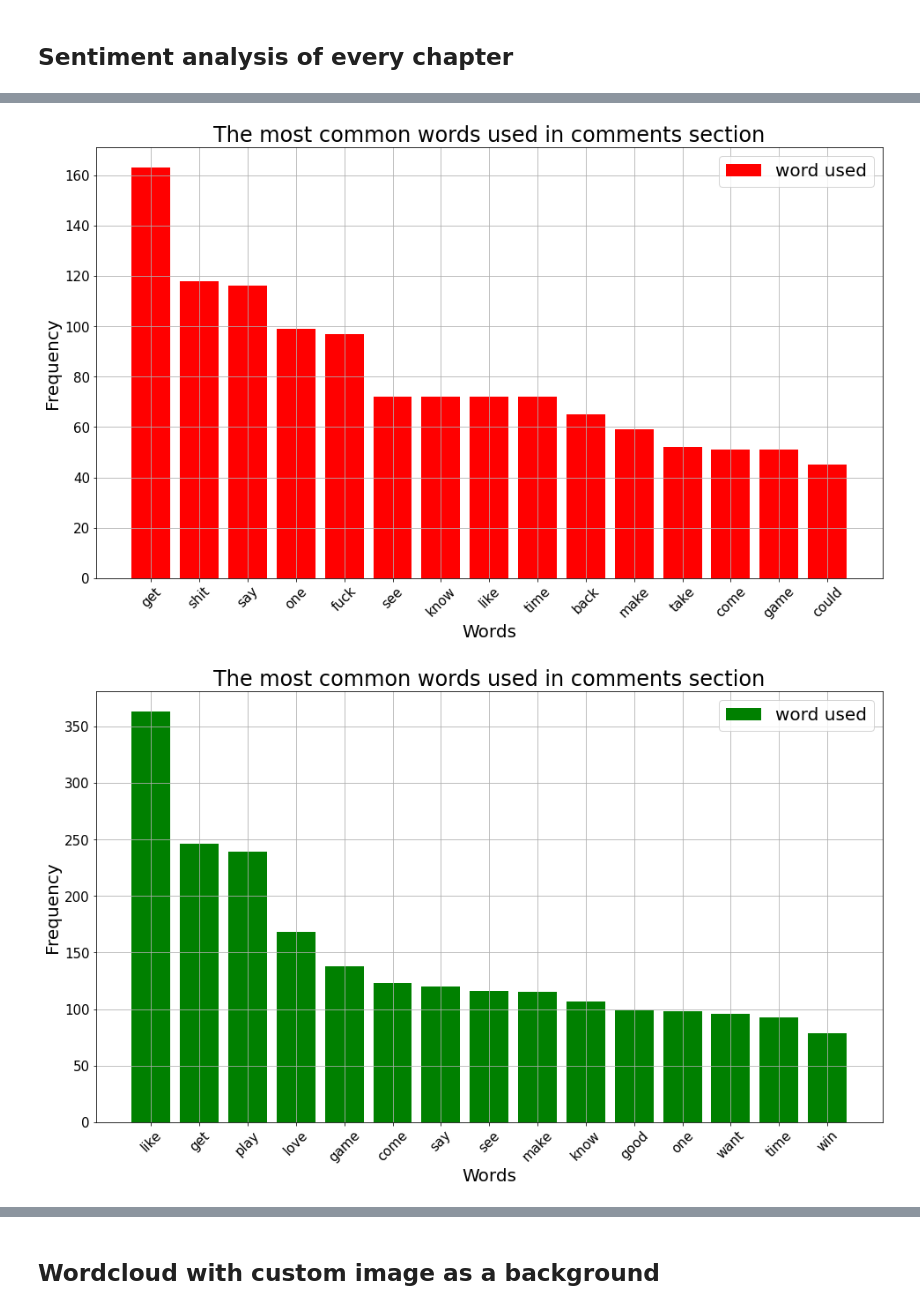
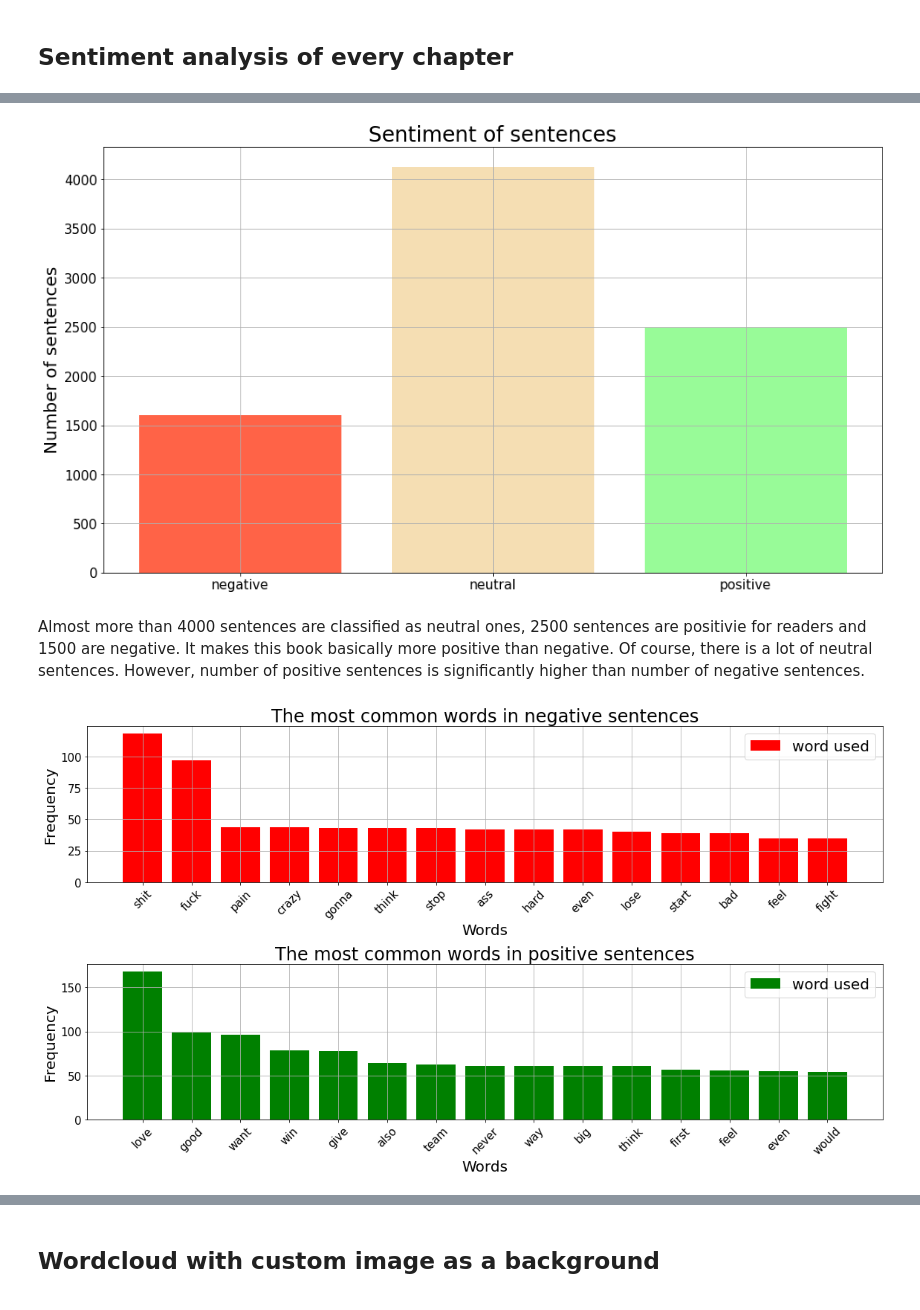
Before and after one commit to dpalatynski/DataAnalysis, a Jupyter notebook: book-analysis/book-analysis.ipynb, the cells around one changed output, grey strips where cells are left out. Saved outputs shown, nothing was run; the diff lists cells and outputs as text; code cells hidden in the pictures.

```diff
--- a/book-analysis/book-analysis.ipynb
+++ b/book-analysis/book-analysis.ipynb
@@ -437,8 +480,0 @@ plt.hist(occurrences)
-# %%
-occurrences = []
-for chapter in chapters:
-    occurrence = 0
-    for word in biography_words:
-        occurrence += chapter.count(word)
-
-    occurrences.append(occurrence)
@@ -460,9 +515,4 @@ def find_basketball_players(text, basketball_players):
             found.append(player)
 
     return None if len(found) <= 1 else found
-# %%
-df = pd.DataFrame(pages, columns={'Pages'})
-df['Basketball Players'] = df.apply(lambda row: find_basketball_players(row.Pages, basketball_players), axis=1)
-#df = df.explode('Basketball Players')
-df = df[~df['Basketball Players'].isnull()]
 # %%
@@ -538 +599,3 @@ df['Words'] = df.apply(lambda row: finding_words(row.Sentence), axis=1)
+# %%
+df = create_dataframe_with_sentiment(chapters)
 # %%
@@ -552,3 +650,13 @@ plt.bar(['negative', 'positive', 'neutal'], [negative, positive, neutral])
+# %%
+plt.figure(figsize=(16, 9))
+plt.bar(['negative', 'neutral', 'positive'], [negative, neutral, positive], color=['tomato', 'wheat', 'palegreen'])
+plt.ylabel('Number of sentences', fontsize=20)
+plt.title('Sentiment of sentences', fontsize=24)
+plt.grid()
+# %% [output]
+[figure, added]
+# %% [markdown]
+Almost more than 4000 sentences are classified as neutral ones, 2500 sentences are positivie for readers and 1500 are negative. It makes this book basically more positive than negative. Of course, there is a lot of neutral sentences. However, number of positive sentences is significantly higher than number of negative sentences.
 # %%
 negative_words = list(df[df['Sentiment'] < -0.05]['Words'])
 positive_words = list(df[df['Sentiment'] > 0.05]['Words'])
@@ -555,28 +666,39 @@ positive_words = list(df[df['Sentiment'] > 0.05]['Words'])
 # %%
-negative_words = [word for negative_word in negative_words for word in negative_word]
-positive_words = [word for positive_word in positive_words for word in positive_word]
+neg = []
+for negative_word in negative_words:
+    if negative_word not in common_words:
+        neg.append(negative_word)
+
+negative_words = neg[:]
+
+pos = []
+for positive_word in positive_words:
+    if positive_word not in common_words:
+        pos.append(positive_word)
+
+positive_words = pos[:]
 # %%
-words, occurrences = find_the_most_common_words(negative_words, limit=15)
+plt.figure(figsize=(16, 9))
+plt.subplot(2, 1, 1)
+words, occurrences = find_the_most_common_words(neg, limit=15)
 
-plt.figure(figsize=(16, 9))
-plt.title('The most common words used in comments section', fontsize=24)
+plt.title('The most common words in negative sentences', fontsize=24)
 plt.xlabel('Words', fontsize=20)
 plt.ylabel('Frequency', fontsize=20)
 plt.bar(words, occurrences, color='red')
 plt.legend(['word used'], prop={'size': 20})
 plt.xticks(rotation=45)
 plt.grid()
 
+plt.subplot(2, 1, 2)
 words, occurrences = find_the_most_common_words(positive_words, limit=15)
-
-plt.figure(figsize=(16, 9))
-plt.title('The most common words used in comments section', fontsize=24)
+plt.title('The most common words in positive sentences', fontsize=24)
 plt.xlabel('Words', fontsize=20)
 plt.ylabel('Frequency', fontsize=20)
 plt.bar(words, occurrences, color='green')
 plt.legend(['word used'], prop={'size': 20})
 plt.xticks(rotation=45)
 plt.grid()
+plt.tight_layout()
 # %% [output]
-[figure, old version]
+[figure, new version]
-[figure, removed]
```
Also changed, not shown: parts of 81 cells of this notebook.
